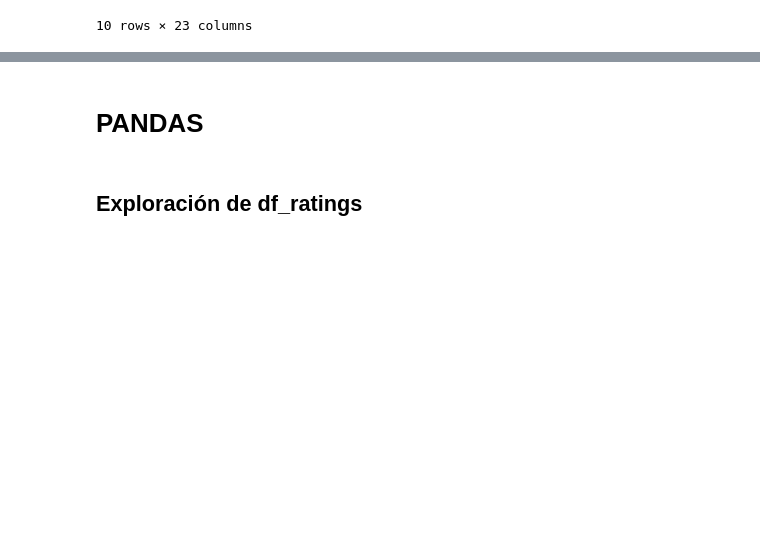
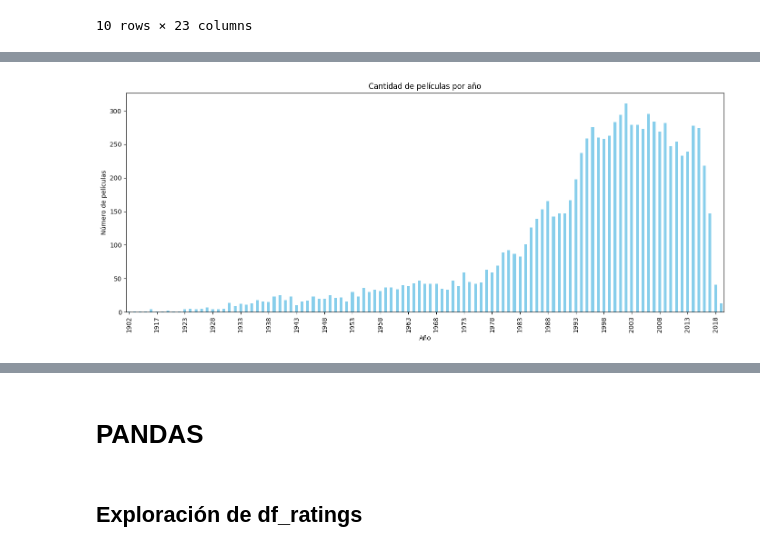
Before and after one commit to ValentinaJimenezTorres/A3_marketing, a Jupyter notebook: b_exploracion_limpieza.ipynb, the cells around one changed output, grey strips where cells are left out. Saved outputs shown, nothing was run; the diff lists cells and outputs as text; code cells hidden in the pictures; blank space fills up the shorter version.

```diff
--- a/b_exploracion_limpieza.ipynb
+++ b/b_exploracion_limpieza.ipynb
@@ -133,7 +179,7 @@ df_movies.head()
 #Creación de una copia del DF
 df_movies1 = df_movies[['movieId', 'title', 'Year', 'genres_split']].copy()
 #Eliminación del año en la columna "title"
-df_movies1['title'] = df_movies1['title'].str[:-7]
+df_movies1['title'] = df_movies1['title'].str.replace(r'\s*\(\d{4}\)$', '', regex=True)
 df_movies1.head()
 # %% [output]
 |  | movieId | title | Year | genres_split |
@@ -171,0 +238,8 @@ df_movies1.head(10)
+# %%
+# Contar los valores por año y convertir a DataFrame
+conteo_por_anio = df_movies1['Year'].value_counts().sort_index()
+tabla_conteo = conteo_por_anio.reset_index()
+tabla_conteo.columns = ['Año', 'Cantidad de películas']
+
+# Mostrar la tabla compacta
+display(tabla_conteo)
@@ -171,0 +264,18 @@ df_movies1.head(10)
+# %%
+import matplotlib.pyplot as plt
+
+plt.figure(figsize=(14, 6))
+conteo_por_anio.plot(kind='bar', color='skyblue')
+
+plt.title('Cantidad de películas por año')
+plt.xlabel('Año')
+plt.ylabel('Número de películas')
+
+# Mostrar solo cada 5 años en las etiquetas
+ticks = range(0, len(conteo_por_anio), 5)
+plt.xticks(ticks, conteo_por_anio.index[ticks], rotation=90)
+
+plt.tight_layout()
+plt.show()
+# %% [output]
+[figure, added]
```
Also changed, not shown: parts of 7 cells of this notebook.
